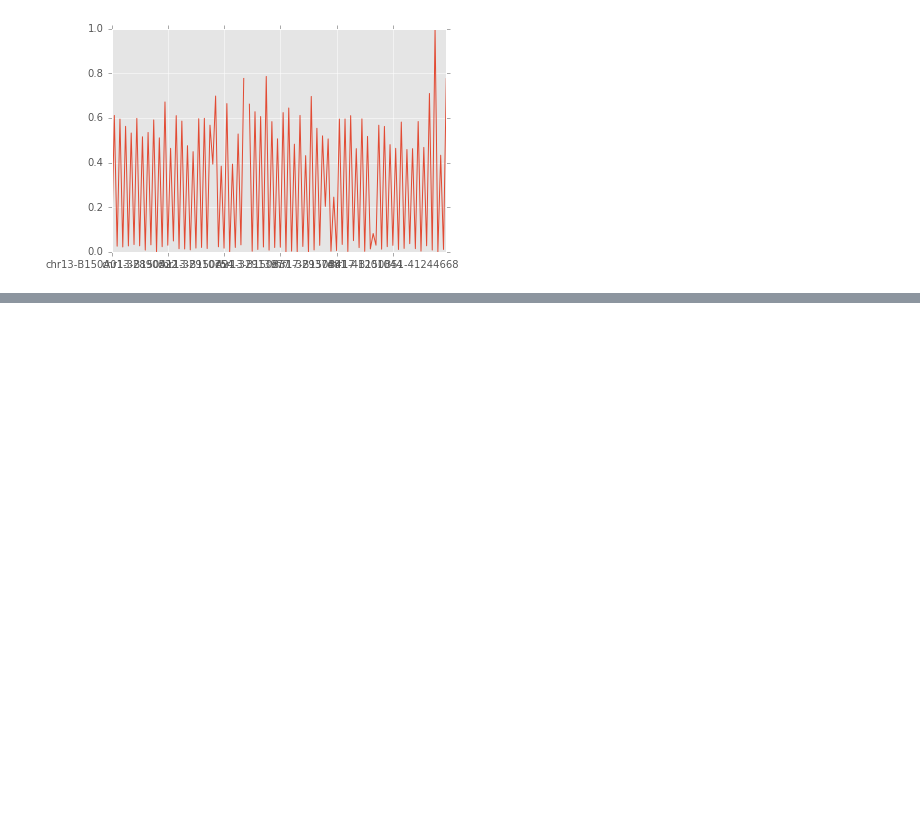
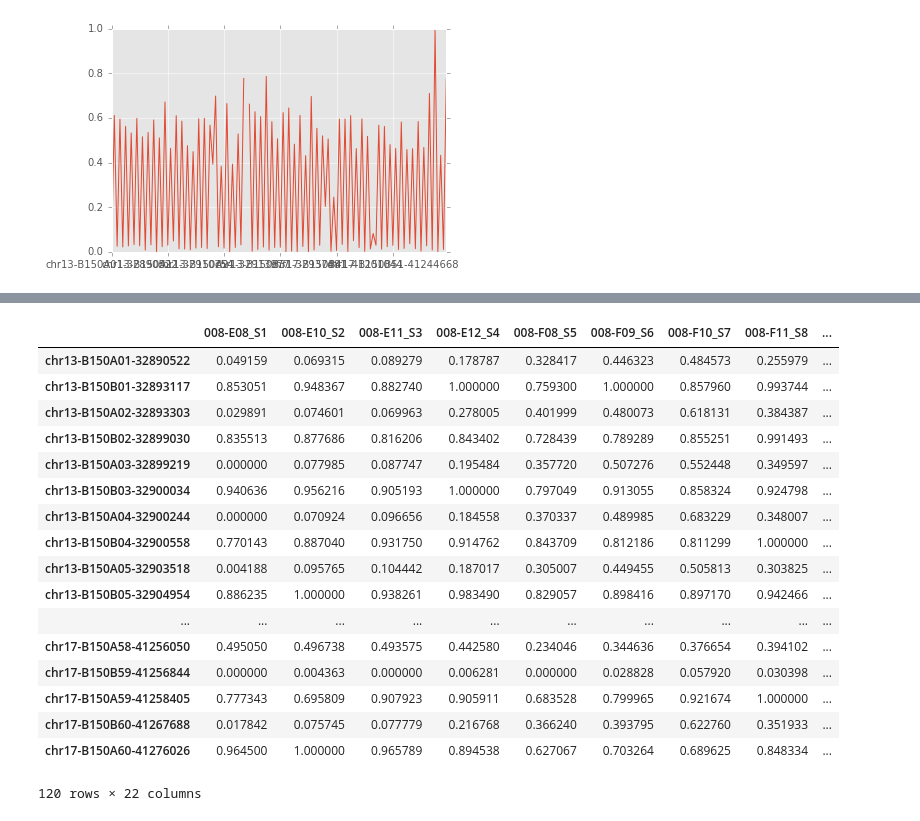
Before and after one commit to langerdan/weicongcong2, a Jupyter notebook: ipynb/BRCA_LargeDel_Analysis.ipynb, the cells around one changed output, grey strips where cells are left out. Drawn from its saved outputs; the diff is of its cells as text; code cells hidden in the pictures; blank space fills up the shorter version.

```diff
--- a/ipynb/BRCA_LargeDel_Analysis.ipynb
+++ b/ipynb/BRCA_LargeDel_Analysis.ipynb
@@ -146,0 +194,22 @@ data_norm_by_double['008-E10_S2'].plot()
+# %%
+data_norm_by_double = (data_norm_by_amplicon - data_norm_by_amplicon.min()) / (data_norm_by_amplicon.max() - data_norm_by_amplicon.min())
+data_norm_by_double
+# %% [output]
+|  | 008-E08_S1 | 008-E10_S2 | 008-E11_S3 | 008-E12_S4 | 008-F08_S5 | 008-F09_S6 | 008-F10_S7 | 008-F11_S8 | ... |
+| chr13-B150A01-32890522 | 0.049159 | 0.069315 | 0.089279 | 0.178787 | 0.328417 | 0.446323 | 0.484573 | 0.255979 | ... |
+| chr13-B150B01-32893117 | 0.853051 | 0.948367 | 0.882740 | 1.000000 | 0.759300 | 1.000000 | 0.857960 | 0.993744 | ... |
+| chr13-B150A02-32893303 | 0.029891 | 0.074601 | 0.069963 | 0.278005 | 0.401999 | 0.480073 | 0.618131 | 0.384387 | ... |
+| chr13-B150B02-32899030 | 0.835513 | 0.877686 | 0.816206 | 0.843402 | 0.728439 | 0.789289 | 0.855251 | 0.991493 | ... |
+| chr13-B150A03-32899219 | 0.000000 | 0.077985 | 0.087747 | 0.195484 | 0.357720 | 0.507276 | 0.552448 | 0.349597 | ... |
+| chr13-B150B03-32900034 | 0.940636 | 0.956216 | 0.905193 | 1.000000 | 0.797049 | 0.913055 | 0.858324 | 0.924798 | ... |
+| chr13-B150A04-32900244 | 0.000000 | 0.070924 | 0.096656 | 0.184558 | 0.370337 | 0.489985 | 0.683229 | 0.348007 | ... |
+| chr13-B150B04-32900558 | 0.770143 | 0.887040 | 0.931750 | 0.914762 | 0.843709 | 0.812186 | 0.811299 | 1.000000 | ... |
+| chr13-B150A05-32903518 | 0.004188 | 0.095765 | 0.104442 | 0.187017 | 0.305007 | 0.449455 | 0.505813 | 0.303825 | ... |
+| chr13-B150B05-32904954 | 0.886235 | 1.000000 | 0.938261 | 0.983490 | 0.829057 | 0.898416 | 0.897170 | 0.942466 | ... |
+| ... | ... | ... | ... | ... | ... | ... | ... | ... | ... |
+| chr17-B150A58-41256050 | 0.495050 | 0.496738 | 0.493575 | 0.442580 | 0.234046 | 0.344636 | 0.376654 | 0.394102 | ... |
+| chr17-B150B59-41256844 | 0.000000 | 0.004363 | 0.000000 | 0.006281 | 0.000000 | 0.028828 | 0.057920 | 0.030398 | ... |
+| chr17-B150A59-41258405 | 0.777343 | 0.695809 | 0.907923 | 0.905911 | 0.683528 | 0.799965 | 0.921674 | 1.000000 | ... |
+| chr17-B150B60-41267688 | 0.017842 | 0.075745 | 0.077779 | 0.216768 | 0.366240 | 0.393795 | 0.622760 | 0.351933 | ... |
+| chr17-B150A60-41276026 | 0.964500 | 1.000000 | 0.965789 | 0.894538 | 0.627067 | 0.703264 | 0.689625 | 0.848334 | ... |
+120 rows × 22 columns
```
Also changed, not shown: parts of 18 cells of this notebook, 1 other file.
